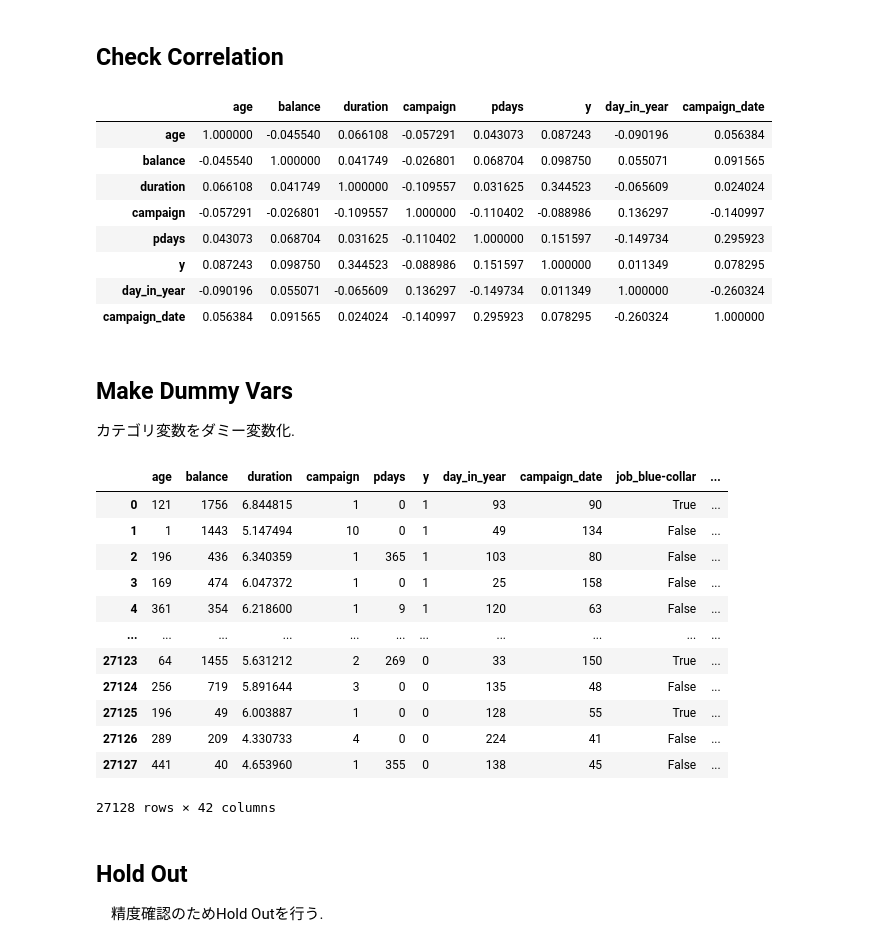
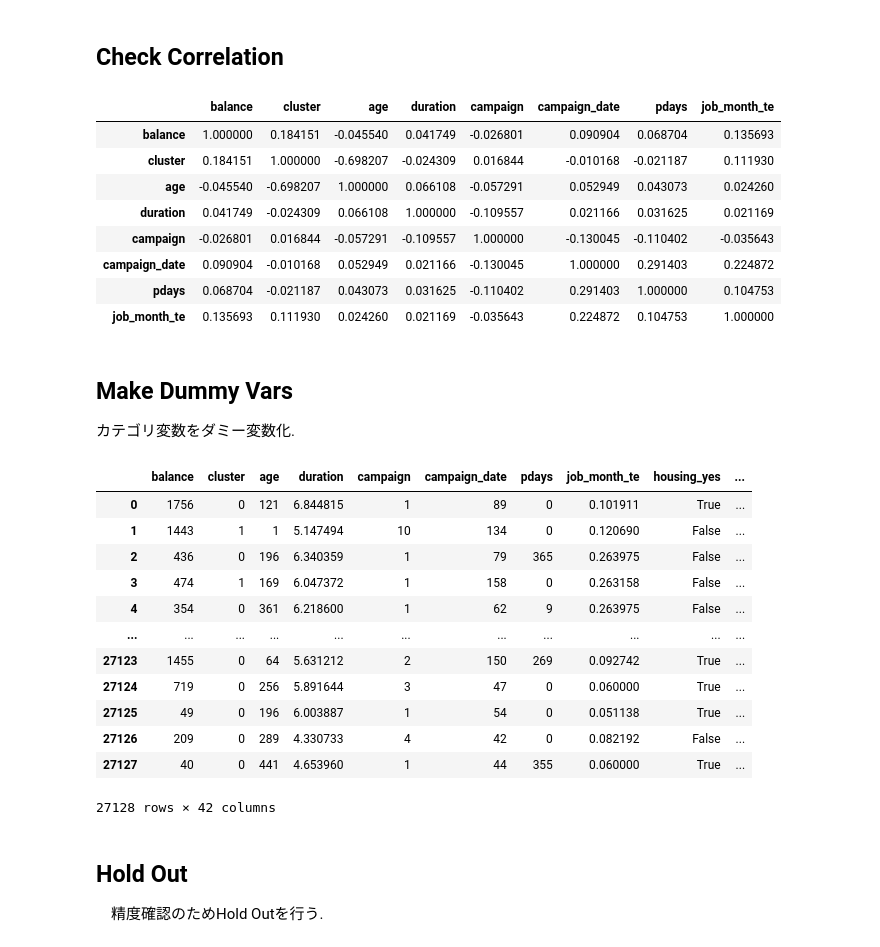
Before and after one commit to ixotech1/dstrainingclass, a Jupyter notebook: study/03/03_Logistic_Regression_Submit_v2_LC.ipynb, the cells around one changed output. Cells and saved outputs as stored; diff of their text form; code cells hidden in the pictures.

```diff
--- a/study/03/03_Logistic_Regression_Submit_v2_LC.ipynb
+++ b/study/03/03_Logistic_Regression_Submit_v2_LC.ipynb
@@ -36,13 +39,18 @@ test = pd.read_csv(input_path + "bank/test.csv", sep=",", header=0, quotechar="\
 ## Feature Engineering
  age, duration, campaignのみ加工して, 変数を選択.
 # %%
-def log_FE(data):
+def log_FE(data,target_encoding={}):
     data1 = data.copy()
-    #data = data[["age", "job", "marital", "education", "housing", "loan", "contact", "month", "duration", "campaign", "poutcome","balance","day"]].copy()
-    #data["loan_free"] = (data["loan"] == "no") & (data["housing"] == "no")
-    data1["day_in_year"] = pd.to_datetime( data["month"] + " " + data["day"].astype(str) + " 2021", format="%b %d %Y").dt.dayofyear
-    #data["contact_unknown"] = data["contact"] == "unknown"
-    #data1["previous"] = data1["previous"] > 0
+    scaler = StandardScaler()
+
+    data1["balance_z"] = scaler.fit_transform(data1[['balance']])
+    data1["age_z"] = scaler.fit_transform(data1[['age']])
+
+    kmeans = KMeans(n_clusters=3, random_state=77, n_init='auto')
+    data1['cluster'] = kmeans.fit_predict(data1[["age_z","balance_z"]])
+
+    #data1["loan_free"] = (data1["loan"] == "no") & (data1["housing"] == "no")
+    data1["day_in_year"] = pd.to_datetime( data1["month"] + " " + data1["day"].astype(str) + " 2024", format="%b %d %Y").dt.dayofyear
 
     data1['balance'] = data1['balance'].clip(lower = 0,upper = 5704)
 
@@ -56,22 +64,33 @@ def log_FE(data):
     data1["campaign_date"] = abs(data1["day_in_year"].copy() - 183)
 
     data1["pdays"] = data1["pdays"].clip(lower=0, upper=365)
-    return data1.drop(columns=["id","day","default","previous"])
+
+    if len(target_encoding) > 0:
+        data1['job_month'] = data1['job'] + '_' + data1['month']
+        data1['job_month_te'] = data1['job_month'].map(target_encoding)
+    #return data1.drop(columns=["id","day","default","previous"])
+    return data1[['balance','cluster','age','duration','campaign','campaign_date','pdays', 'job_month_te',
+                 'housing','loan','job','education','marital','contact','month','poutcome']]
 # %% [markdown]
 ## Check Correlation
+# %%
+train1 = train.copy()
+train1['job_month'] = train['job'] + '_' + train['month']
+te_map =train1.groupby('job_month').y.mean().to_dict()
 # %%
-train1 = log_FE(train)
+
+train1 = log_FE(train, te_map)
 train1.corr(method="spearman",numeric_only=True)
 # %% [output]
-|  | age | balance | duration | campaign | pdays | y | day_in_year | campaign_date |
-| age | 1.000000 | -0.045540 | 0.066108 | -0.057291 | 0.043073 | 0.087243 | -0.090196 | 0.056384 |
-| balance | -0.045540 | 1.000000 | 0.041749 | -0.026801 | 0.068704 | 0.098750 | 0.055071 | 0.091565 |
-| duration | 0.066108 | 0.041749 | 1.000000 | -0.109557 | 0.031625 | 0.344523 | -0.065609 | 0.024024 |
-| campaign | -0.057291 | -0.026801 | -0.109557 | 1.000000 | -0.110402 | -0.088986 | 0.136297 | -0.140997 |
-| pdays | 0.043073 | 0.068704 | 0.031625 | -0.110402 | 1.000000 | 0.151597 | -0.149734 | 0.295923 |
-| y | 0.087243 | 0.098750 | 0.344523 | -0.088986 | 0.151597 | 1.000000 | 0.011349 | 0.078295 |
-| day_in_year | -0.090196 | 0.055071 | -0.065609 | 0.136297 | -0.149734 | 0.011349 | 1.000000 | -0.260324 |
-| campaign_date | 0.056384 | 0.091565 | 0.024024 | -0.140997 | 0.295923 | 0.078295 | -0.260324 | 1.000000 |
+|  | balance | cluster | age | duration | campaign | campaign_date | pdays | job_month_te |
+| balance | 1.000000 | 0.184151 | -0.045540 | 0.041749 | -0.026801 | 0.090904 | 0.068704 | 0.135693 |
+| cluster | 0.184151 | 1.000000 | -0.698207 | -0.024309 | 0.016844 | -0.010168 | -0.021187 | 0.111930 |
+| age | -0.045540 | -0.698207 | 1.000000 | 0.066108 | -0.057291 | 0.052949 | 0.043073 | 0.024260 |
+| duration | 0.041749 | -0.024309 | 0.066108 | 1.000000 | -0.109557 | 0.021166 | 0.031625 | 0.021169 |
+| campaign | -0.026801 | 0.016844 | -0.057291 | -0.109557 | 1.000000 | -0.130045 | -0.110402 | -0.035643 |
+| campaign_date | 0.090904 | -0.010168 | 0.052949 | 0.021166 | -0.130045 | 1.000000 | 0.291403 | 0.224872 |
+| pdays | 0.068704 | -0.021187 | 0.043073 | 0.031625 | -0.110402 | 0.291403 | 1.000000 | 0.104753 |
+| job_month_te | 0.135693 | 0.111930 | 0.024260 | 0.021169 | -0.035643 | 0.224872 | 0.104753 | 1.000000 |
 # %% [markdown]
 ## Make Dummy Vars
  カテゴリ変数をダミー変数化.
@@ -79,18 +98,18 @@ train1.corr(method="spearman",numeric_only=True)
 train1 = pd.get_dummies(train1, drop_first=True) # drop_first=Trueでk-1個のダミー変数となる
 train1
 # %% [output]
-|  | age | balance | duration | campaign | pdays | y | day_in_year | campaign_date | job_blue-collar | ... |
-| 0 | 121 | 1756 | 6.844815 | 1 | 0 | 1 | 93 | 90 | True | ... |
-| 1 | 1 | 1443 | 5.147494 | 10 | 0 | 1 | 49 | 134 | False | ... |
-| 2 | 196 | 436 | 6.340359 | 1 | 365 | 1 | 103 | 80 | False | ... |
-| 3 | 169 | 474 | 6.047372 | 1 | 0 | 1 | 25 | 158 | False | ... |
-| 4 | 361 | 354 | 6.218600 | 1 | 9 | 1 | 120 | 63 | False | ... |
+|  | balance | cluster | age | duration | campaign | campaign_date | pdays | job_month_te | housing_yes | ... |
+| 0 | 1756 | 0 | 121 | 6.844815 | 1 | 89 | 0 | 0.101911 | True | ... |
+| 1 | 1443 | 1 | 1 | 5.147494 | 10 | 134 | 0 | 0.120690 | False | ... |
+| 2 | 436 | 0 | 196 | 6.340359 | 1 | 79 | 365 | 0.263975 | False | ... |
+| 3 | 474 | 1 | 169 | 6.047372 | 1 | 158 | 0 | 0.263158 | False | ... |
+| 4 | 354 | 0 | 361 | 6.218600 | 1 | 62 | 9 | 0.263975 | False | ... |
 | ... | ... | ... | ... | ... | ... | ... | ... | ... | ... | ... |
-| 27123 | 64 | 1455 | 5.631212 | 2 | 269 | 0 | 33 | 150 | True | ... |
-| 27124 | 256 | 719 | 5.891644 | 3 | 0 | 0 | 135 | 48 | False | ... |
-| 27125 | 196 | 49 | 6.003887 | 1 | 0 | 0 | 128 | 55 | True | ... |
-| 27126 | 289 | 209 | 4.330733 | 4 | 0 | 0 | 224 | 41 | False | ... |
-| 27127 | 441 | 40 | 4.653960 | 1 | 355 | 0 | 138 | 45 | False | ... |
+| 27123 | 1455 | 0 | 64 | 5.631212 | 2 | 150 | 269 | 0.092742 | True | ... |
+| 27124 | 719 | 0 | 256 | 5.891644 | 3 | 47 | 0 | 0.060000 | True | ... |
+| 27125 | 49 | 0 | 196 | 6.003887 | 1 | 54 | 0 | 0.051138 | True | ... |
+| 27126 | 209 | 0 | 289 | 4.330733 | 4 | 42 | 0 | 0.082192 | False | ... |
+| 27127 | 40 | 0 | 441 | 4.653960 | 1 | 44 | 355 | 0.060000 | True | ... |
 27128 rows × 42 columns
 # %% [markdown]
 ## Hold Out
```
Also changed, not shown: parts of 6 cells of this notebook, 7 other files.
